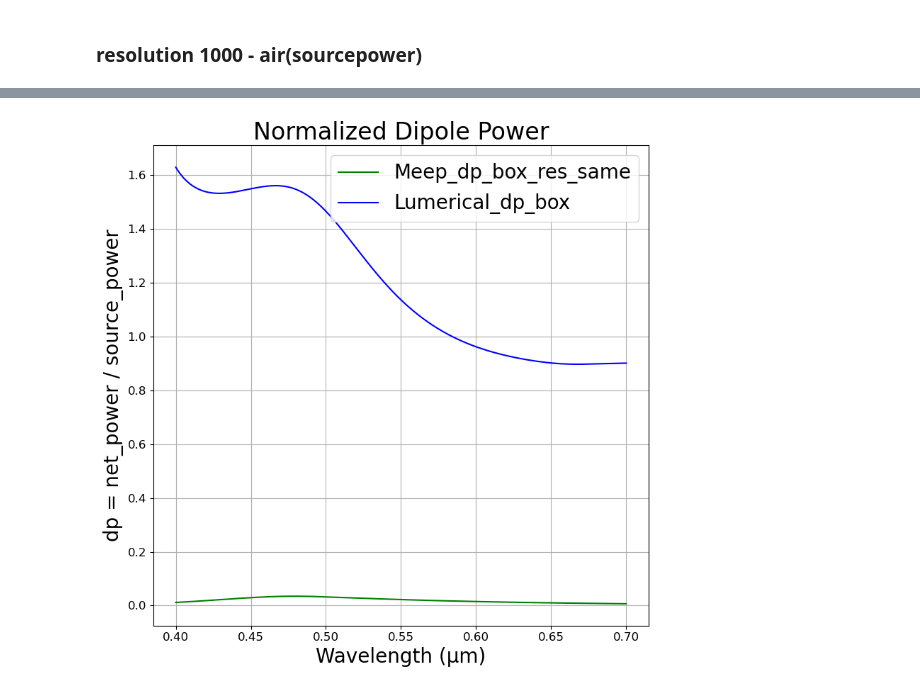
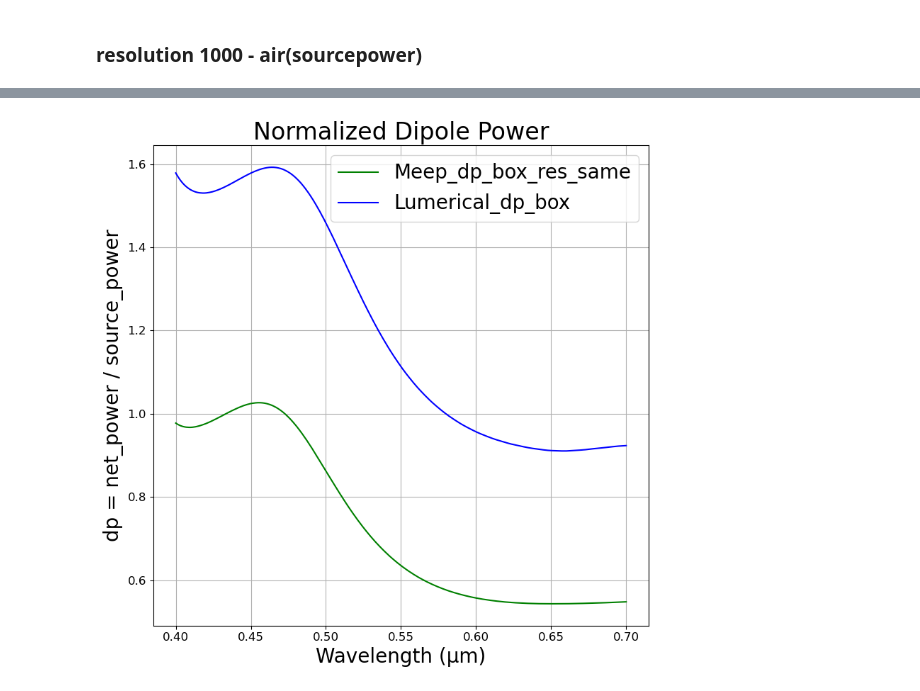
Before and after one commit to M2nion/EIDL, a Jupyter notebook: Tool/Meep/LGD/Meep code/OLED structure/Layer by Layer check/OLED_update_LBL.ipynb, the cells around one changed output, grey strips where cells are left out. Saved outputs shown, nothing was run; the diff lists cells and outputs as text; code cells hidden in the pictures.

```diff
--- a/Tool/Meep/LGD/Meep code/OLED structure/Layer by Layer check/OLED_update_LBL.ipynb
+++ b/Tool/Meep/LGD/Meep code/OLED structure/Layer by Layer check/OLED_update_LBL.ipynb
@@ -340,7 +352,7 @@ CSV 파일 저장 완료: sourcepower_res1000.csv
 import numpy as np
 from pathlib import Path
 
-csv_path = Path("/home/min/EIDL/Tool/Meep/LGD/Meep code/OLED structure/Layer by Layer check/RESOLUTION/full/full_100.txt")
+csv_path = Path("/home/min/EIDL/Tool/Meep/LGD/Meep code/OLED structure/Layer by Layer check/RESOLUTION/full/full_400.txt")
 
 # CSV 파일 불러오기
 lumerical_data = np.genfromtxt(csv_path, delimiter=",")
@@ -371,10 +383,10 @@ meep_res_1000_wave = np.array(meep_res_1000[:,0])
 import numpy as np
 from pathlib import Path
 
-csv_path = Path("/home/min/EIDL/Tool/Meep/LGD/Meep code/OLED structure/Layer by Layer check/sourcepower_res400.csv")
+csv_path = Path("/home/min/EIDL/Tool/Meep/LGD/Meep code/OLED structure/Layer by Layer check/sourcepower_res1000.csv")
 
 # CSV 파일 불러오기
-meep_src_400 = np.genfromtxt(csv_path, delimiter=",", skip_header=1)
+meep_src_1000 = np.genfromtxt(csv_path, delimiter=",", skip_header=1)
 
-meep_src_400_data =np.array( meep_src_400[:, 1])
-meep_src_400_wave = np.array(meep_src_400[:,0])
+meep_src_1000_data =np.array( meep_src_1000[:, 1])
+meep_src_1000_wave = np.array(meep_src_1000[:,0])
@@ -392,6 +414,6 @@ res_1000_wave = np.array(res_1000[:,0])
 # %%
 # dp_box / sourcepower 정규화
-dp_fitting = np.array(net_power_fitting) / meep_src_400_data
+dp_fitting = res_1000_data / meep_src_1000_data
 dp_fitting_100 = np.array(net_power_fitting) / src_power
 
 wavelengths = 1 / np.array(mp.get_flux_freqs(box_power_fitting))
@@ -399,39 +421,38 @@ wavelengths = 1 / np.array(mp.get_flux_freqs(box_power_fitting))
 plt.figure(figsize=(8, 8))
 
 # plot 순서
-# plt.plot(wavelengths, no_pattern_func, label='Meep_dp_box_res1000', color='red')
-plt.plot(wavelengths, dp_fitting_100, label='Meep_dp_box_res_same', color='green')
+plt.plot(wavelengths, dp_fitting, label='Meep_dp_box_res_same', color='green')
 # plt.plot(wavelengths, sio2_349_data, label='Lumerical_dp_box', color='blue')
 plt.plot(wavelengths, lumerical, label='Lumerical_dp_box', color='blue')
 
 # plt.plot(wavelengths, decaybox_data, label='decay box rate data', color='purple')
 # plt.plot(wavelengths, decay_data, label='decay rate data', color='cyan')
 
 # plt.plot(wavelength_sliced_nofunc, Al_power_sliced_nofunc, label='Lumerical dp', color='green')
 
 
 # 축 레이블 (굵게 + 크기 조정)
 plt.xlabel("Wavelength (μm)", fontsize=20)
 plt.ylabel("dp = net_power / source_power", fontsize=20)
 
 # 제목 (굵게 + 크기 조정)
 plt.title("Normalized Dipole Power", fontsize=24)
 
 # 눈금 폰트 크기 조정
 plt.xticks(fontsize=12)
 plt.yticks(fontsize=12)
 
 # 범례 (폰트 크기 조정 + 굵게)
 plt.legend(loc='upper right', fontsize=20, frameon=True,)
 
 # 기타 설정
 plt.grid(True)
 plt.tight_layout()
 # plt.ylim([1.11, 1.15])
 # plt.xlim([0.4, 0.7])
 plt.show()
 # %% [output]
-[figure, old version]
+[figure, new version]
 # %%
 # === Relative Error 계산 === #
 relative_error = np.abs((dp_fitting_100 - lumerical) / lumerical)* 100
```
Also changed, not shown: parts of 6 cells of this notebook, 3 other files.
